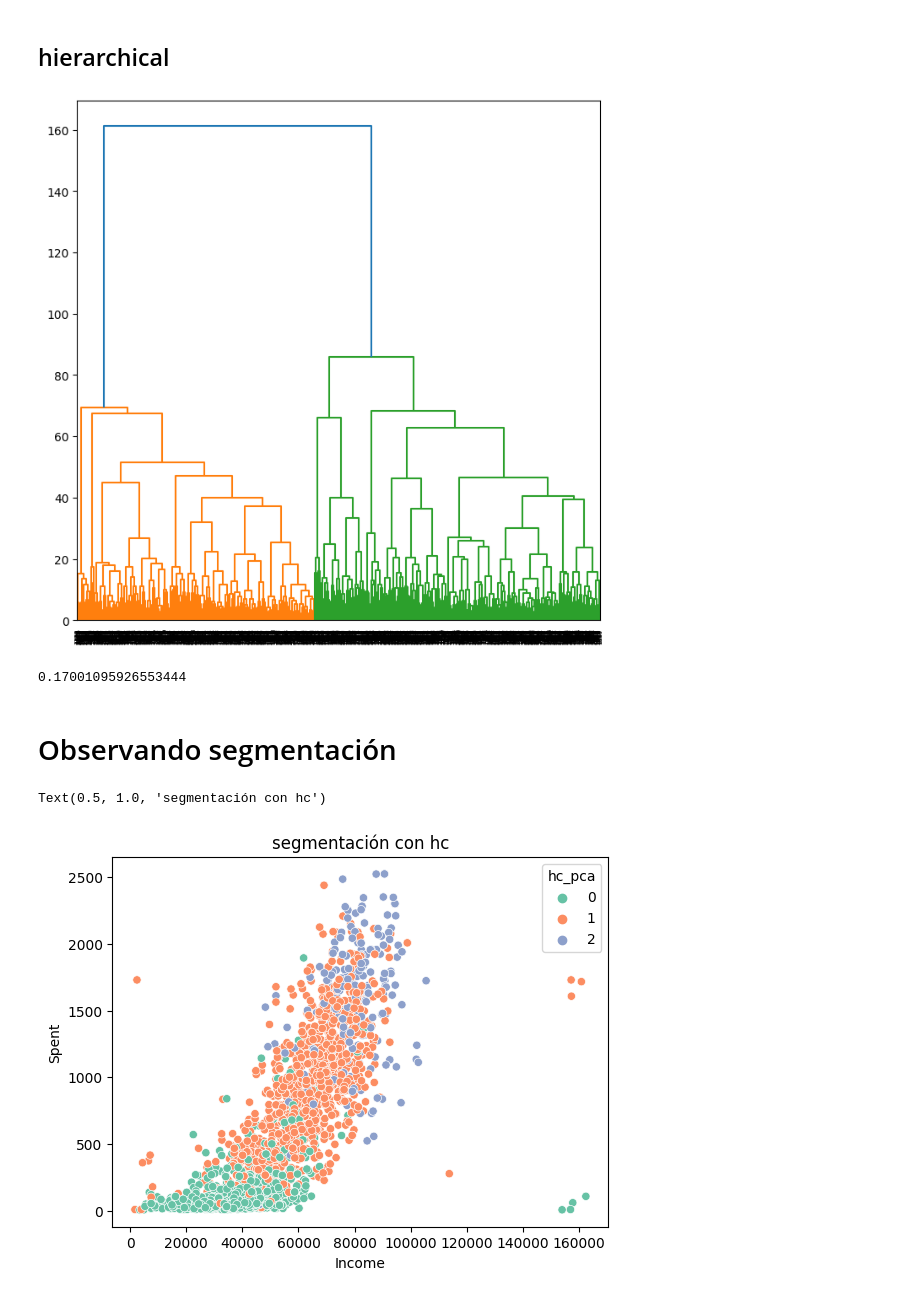
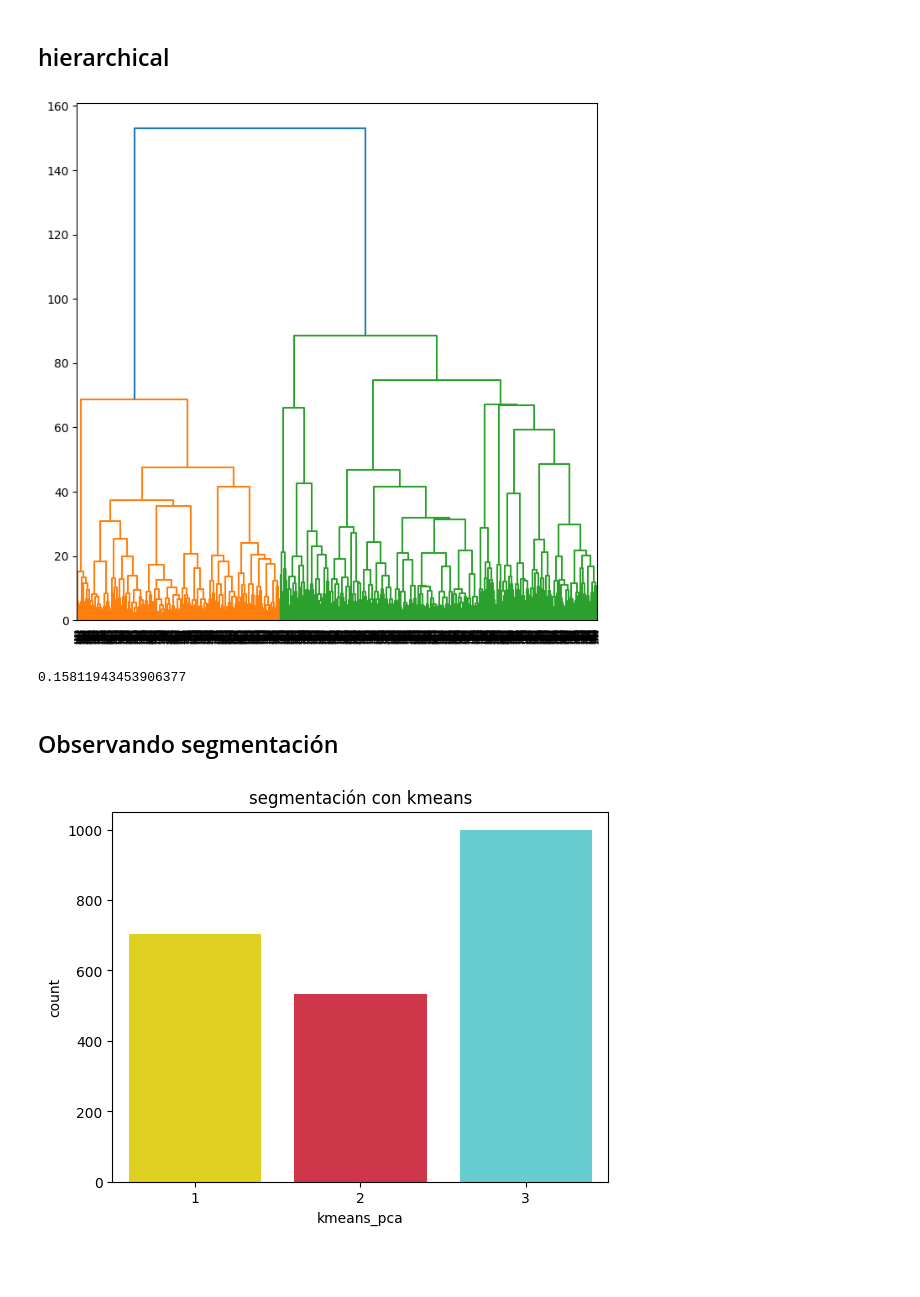
Before and after one commit to giraljv/Customer_personality_project, a Jupyter notebook: customer.ipynb, the cells around one changed output. Saved outputs shown, nothing was run; the diff lists cells and outputs as text; code cells hidden in the pictures; blank space fills up the shorter version.

```diff
--- a/customer.ipynb
+++ b/customer.ipynb
@@ -3,3 +3,5 @@ import pandas as pd
 import seaborn as sns
 import matplotlib.pyplot as plt
 import numpy as np
+
+p = ['#ffea00','#e71d36','#55dde0']
@@ -391,7 +372,7 @@ df_pca_standard
 | 2235 | -2.270505 | 1.725892 | 2.151969 | -0.033005 | -1.409704 | -0.774572 | -0.697286 | -0.930835 | 0.619106 | -0.562078 | ... | ... |
 2236 rows × 33 columns
 # %%
-r = np.arange(20,33)
+r = np.arange(19,31)
 df_pca_standard.drop(r,axis=1,inplace=True)
 # %% [markdown]
 # Clustering
@@ -430,5 +411,5 @@ plt.show()
 # %%
-kmeans = KMeans(n_clusters=4)
+kmeans = KMeans(n_clusters=3)
 y= kmeans.fit_predict(df_pca_standard)
 print(silhouette_score(df_pca_standard,y))
 data_raw['kmeans_pca'] = y
@@ -441,19 +422,19 @@ plt.figure(figsize=(8,8))
 dendrogram(linkage(df_pca_standard,method='ward'))
 plt.show()
 # %% [output]
-[figure, old version]
+[figure, new version]
 # %%
 hc = AgglomerativeClustering(n_clusters=3,affinity='euclidean',linkage='ward')
 y_hc = hc.fit_predict(df_pca_standard)
 print(silhouette_score(df_pca_standard,y_hc))
 data_raw['hc_pca'] = y_hc
 # %% [output]
-0.17001095926553444
+0.15811943453906377
 # %% [markdown]
-# Observando segmentación
+## Observando segmentación
 # %%
-sns.scatterplot(data=data_raw,x='Income',y='Spent',hue='hc_pca',palette='Set2')
-plt.title('segmentación con hc')
+sns.countplot(data_raw,x='kmeans_pca',palette=p)
+plt.title('segmentación con kmeans')
+plt.show()
 # %% [output]
-Text(0.5, 1.0, 'segmentación con hc')
-[figure, old version]
+[figure, new version]
```
Also changed, not shown: parts of 48 cells of this notebook.
